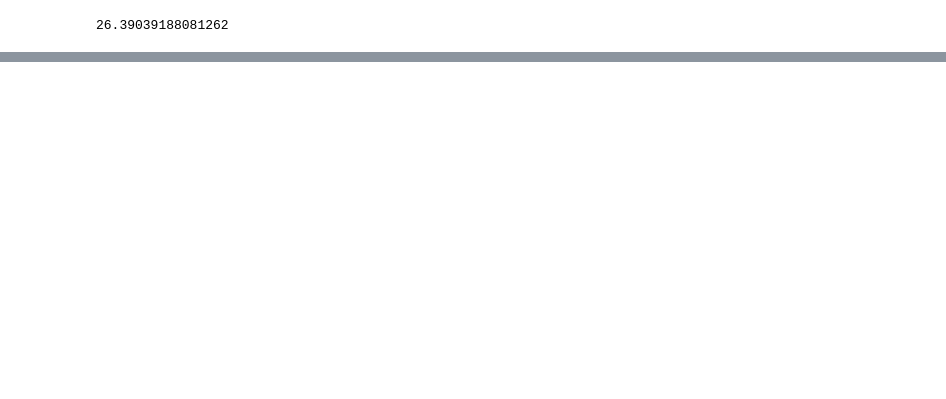
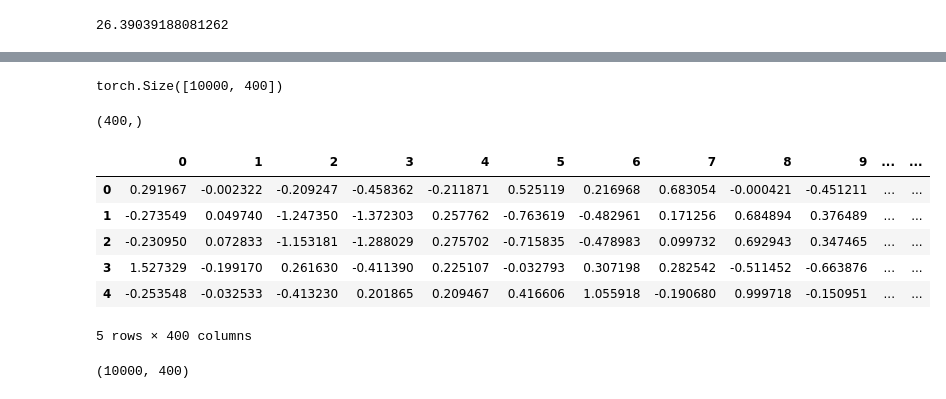
Before and after one commit to goru001/nlp-for-malyalam, a Jupyter notebook: language-model/Malyalam_Language_Model.ipynb, the cells around one changed output, grey strips where cells are left out. Cells and saved outputs as stored; diff of their text form; code cells hidden in the pictures; blank space fills up the shorter version.

Commit message:
add embedding vectors tsv

```diff
--- a/language-model/Malyalam_Language_Model.ipynb
+++ b/language-model/Malyalam_Language_Model.ipynb
@@ -177,0 +206,30 @@ np.exp(3.273)
+# %%
+encoder = get_model(learn.model)[0]
+# %%
+encoder.state_dict()['encoder.weight'].shape
+# %% [output]
+torch.Size([10000, 400])
+# %%
+embeddings = encoder.state_dict()['encoder.weight']
+# %%
+embeddings = np.array(embeddings)
+# %%
+embeddings[0].shape
+# %% [output]
+(400,)
+# %%
+df = pd.DataFrame(embeddings)
+# %%
+df.head()
+# %% [output]
+|  | 0 | 1 | 2 | 3 | 4 | 5 | 6 | 7 | 8 | 9 | ... | ... |
+| 0 | 0.291967 | -0.002322 | -0.209247 | -0.458362 | -0.211871 | 0.525119 | 0.216968 | 0.683054 | -0.000421 | -0.451211 | ... | ... |
+| 1 | -0.273549 | 0.049740 | -1.247350 | -1.372303 | 0.257762 | -0.763619 | -0.482961 | 0.171256 | 0.684894 | 0.376489 | ... | ... |
+| 2 | -0.230950 | 0.072833 | -1.153181 | -1.288029 | 0.275702 | -0.715835 | -0.478983 | 0.099732 | 0.692943 | 0.347465 | ... | ... |
+| 3 | 1.527329 | -0.199170 | 0.261630 | -0.411390 | 0.225107 | -0.032793 | 0.307198 | 0.282542 | -0.511452 | -0.663876 | ... | ... |
+| 4 | -0.253548 | -0.032533 | -0.413230 | 0.201865 | 0.209467 | 0.416606 | 1.055918 | -0.190680 | 0.999718 | -0.150951 | ... | ... |
+5 rows × 400 columns
+# %%
+df.shape
+# %% [output]
+(10000, 400)
```
Also changed, not shown: parts of 20 cells of this notebook, 6 other files.
